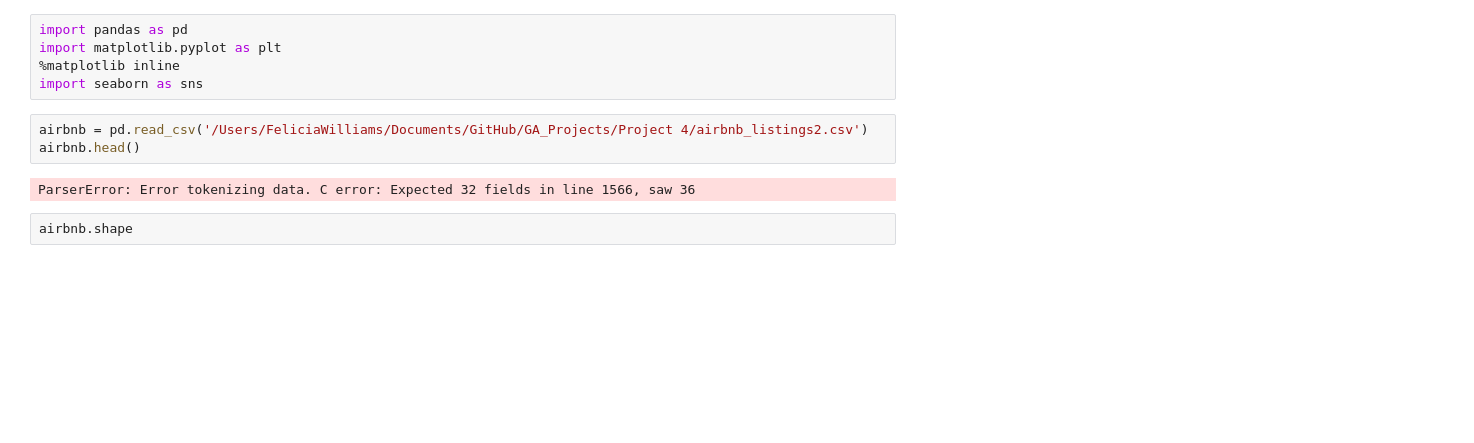
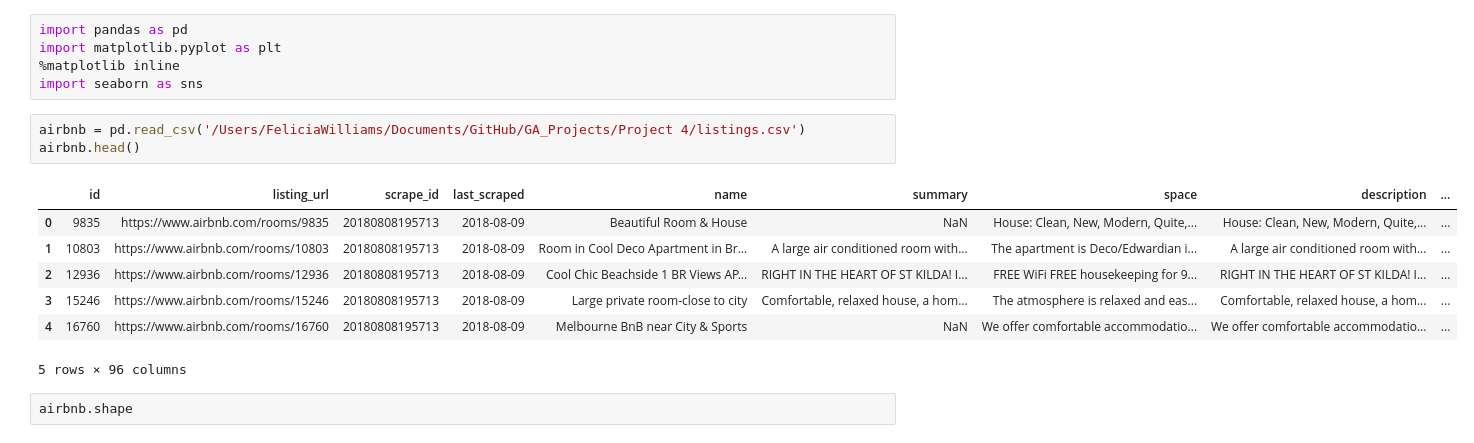
Before and after one commit to chiadaozhe/GA_Projects, a Jupyter notebook: Project 4/Project 4, Part 2 - EDA.ipynb, the cells around one changed output. Saved outputs shown, nothing was run; the diff lists cells and outputs as text; blank space fills up the shorter version.

```diff
--- a/Project 4/Project 4, Part 2 - EDA.ipynb
+++ b/Project 4/Project 4, Part 2 - EDA.ipynb
@@ -4,10 +4,16 @@ import matplotlib.pyplot as plt
 %matplotlib inline
 import seaborn as sns
 # %%
-airbnb = pd.read_csv('/Users/FeliciaWilliams/Documents/GitHub/GA_Projects/Project 4/airbnb_listings2.csv')
+airbnb = pd.read_csv('/Users/FeliciaWilliams/Documents/GitHub/GA_Projects/Project 4/listings.csv')
 airbnb.head()
 # %% [output]
+|  | id | listing_url | scrape_id | last_scraped | name | summary | space | description | ... |
+| 0 | 9835 | https://www.airbnb.com/rooms/9835 | 20180808195713 | 2018-08-09 | Beautiful Room & House | NaN | House: Clean, New, Modern, Quite,... | House: Clean, New, Modern, Quite,... | ... |
+| 1 | 10803 | https://www.airbnb.com/rooms/10803 | 20180808195713 | 2018-08-09 | Room in Cool Deco Apartment in Br... | A large air conditioned room with... | The apartment is Deco/Edwardian i... | A large air conditioned room with... | ... |
+| 2 | 12936 | https://www.airbnb.com/rooms/12936 | 20180808195713 | 2018-08-09 | Cool Chic Beachside 1 BR Views AP... | RIGHT IN THE HEART OF ST KILDA! I... | FREE WiFi FREE housekeeping for 9... | RIGHT IN THE HEART OF ST KILDA! I... | ... |
+| 3 | 15246 | https://www.airbnb.com/rooms/15246 | 20180808195713 | 2018-08-09 | Large private room-close to city | Comfortable, relaxed house, a hom... | The atmosphere is relaxed and eas... | Comfortable, relaxed house, a hom... | ... |
+| 4 | 16760 | https://www.airbnb.com/rooms/16760 | 20180808195713 | 2018-08-09 | Melbourne BnB near City & Sports | NaN | We offer comfortable accommodatio... | We offer comfortable accommodatio... | ... |
-ParserError: Error tokenizing data. C error: Expected 32 fields in line 1566, saw 36
+5 rows × 96 columns
 # %%
 airbnb.shape
 # %% [output]
```
Also changed, not shown: parts of 1 cell of this notebook, 2 other files.
